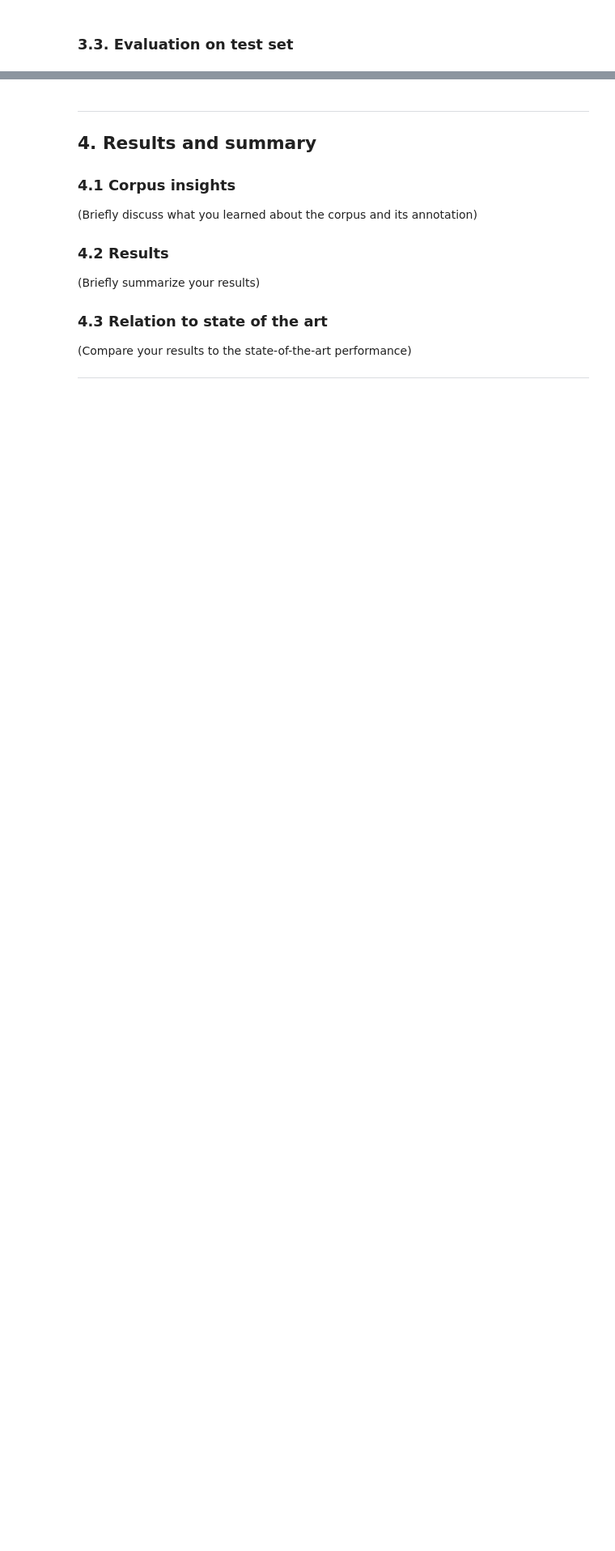
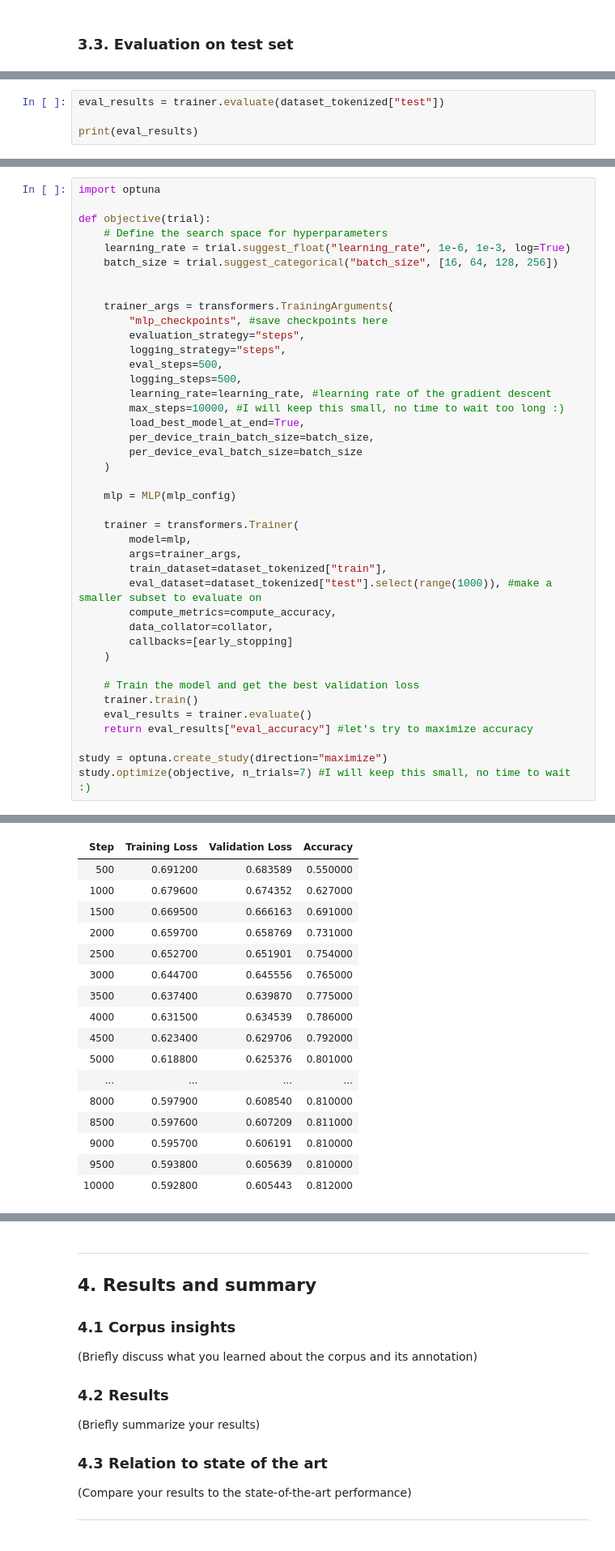
Before and after one commit to simulate111/Introduction-to-Human-Language-Technology, a Jupyter notebook: course_project_Reza2024.ipynb, the cells around one changed output, grey strips where cells are left out. Shown at 81% size. Saved outputs shown, nothing was run; the diff lists cells and outputs as text; blank space fills up the shorter version.

```diff
--- a/course_project_Reza2024.ipynb
+++ b/course_project_Reza2024.ipynb
@@ -146,0 +337,4 @@ pprint(dataset_tokenized["train"][0])
+# %%
+eval_results = trainer.evaluate(dataset_tokenized["test"])
+
+print(eval_results)
@@ -146,0 +344,42 @@ pprint(dataset_tokenized["train"][0])
+# %%
+import optuna
+
+def objective(trial):
+    # Define the search space for hyperparameters
+    learning_rate = trial.suggest_float("learning_rate", 1e-6, 1e-3, log=True)
+    batch_size = trial.suggest_categorical("batch_size", [16, 64, 128, 256])
+
+
+    trainer_args = transformers.TrainingArguments(
+        "mlp_checkpoints", #save checkpoints here
+        evaluation_strategy="steps",
+        logging_strategy="steps",
+        eval_steps=500,
+        logging_steps=500,
+        learning_rate=learning_rate, #learning rate of the gradient descent
+        max_steps=10000, #I will keep this small, no time to wait too long :)
+        load_best_model_at_end=True,
+        per_device_train_batch_size=batch_size,
+        per_device_eval_batch_size=batch_size
+    )
+
+    mlp = MLP(mlp_config)
+
+    trainer = transformers.Trainer(
+        model=mlp,
+        args=trainer_args,
+        train_dataset=dataset_tokenized["train"],
+        eval_dataset=dataset_tokenized["test"].select(range(1000)), #make a smaller subset to evaluate on
+        compute_metrics=compute_accuracy,
+        data_collator=collator,
+        callbacks=[early_stopping]
+    )
+
+    # Train the model and get the best validation loss
+    trainer.train()
+    eval_results = trainer.evaluate()
+    return eval_results["eval_accuracy"] #let's try to maximize accuracy
+
+study = optuna.create_study(direction="maximize")
+study.optimize(objective, n_trials=7) #I will keep this small, no time to wait :)
+# %% [output]
@@ -146,0 +404,17 @@ pprint(dataset_tokenized["train"][0])
+| Step | Training Loss | Validation Loss | Accuracy |
+| 500 | 0.691200 | 0.683589 | 0.550000 |
+| 1000 | 0.679600 | 0.674352 | 0.627000 |
+| 1500 | 0.669500 | 0.666163 | 0.691000 |
+| 2000 | 0.659700 | 0.658769 | 0.731000 |
+| 2500 | 0.652700 | 0.651901 | 0.754000 |
+| 3000 | 0.644700 | 0.645556 | 0.765000 |
+| 3500 | 0.637400 | 0.639870 | 0.775000 |
+| 4000 | 0.631500 | 0.634539 | 0.786000 |
+| 4500 | 0.623400 | 0.629706 | 0.792000 |
+| 5000 | 0.618800 | 0.625376 | 0.801000 |
+| ... | ... | ... | ... |
+| 8000 | 0.597900 | 0.608540 | 0.810000 |
+| 8500 | 0.597600 | 0.607209 | 0.811000 |
+| 9000 | 0.595700 | 0.606191 | 0.810000 |
+| 9500 | 0.593800 | 0.605639 | 0.810000 |
+| 10000 | 0.592800 | 0.605443 | 0.812000 |
```
Also changed, not shown: parts of 22 cells of this notebook.
